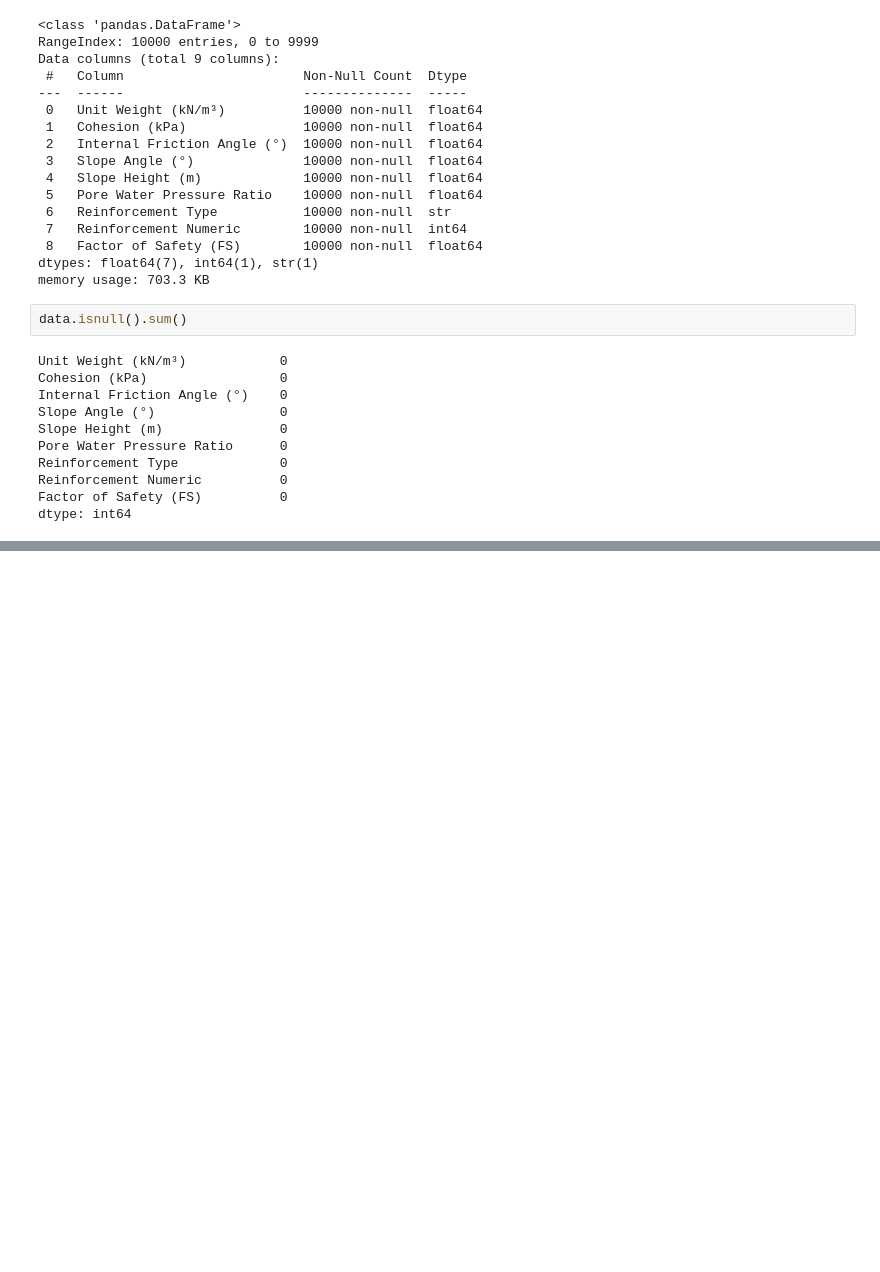
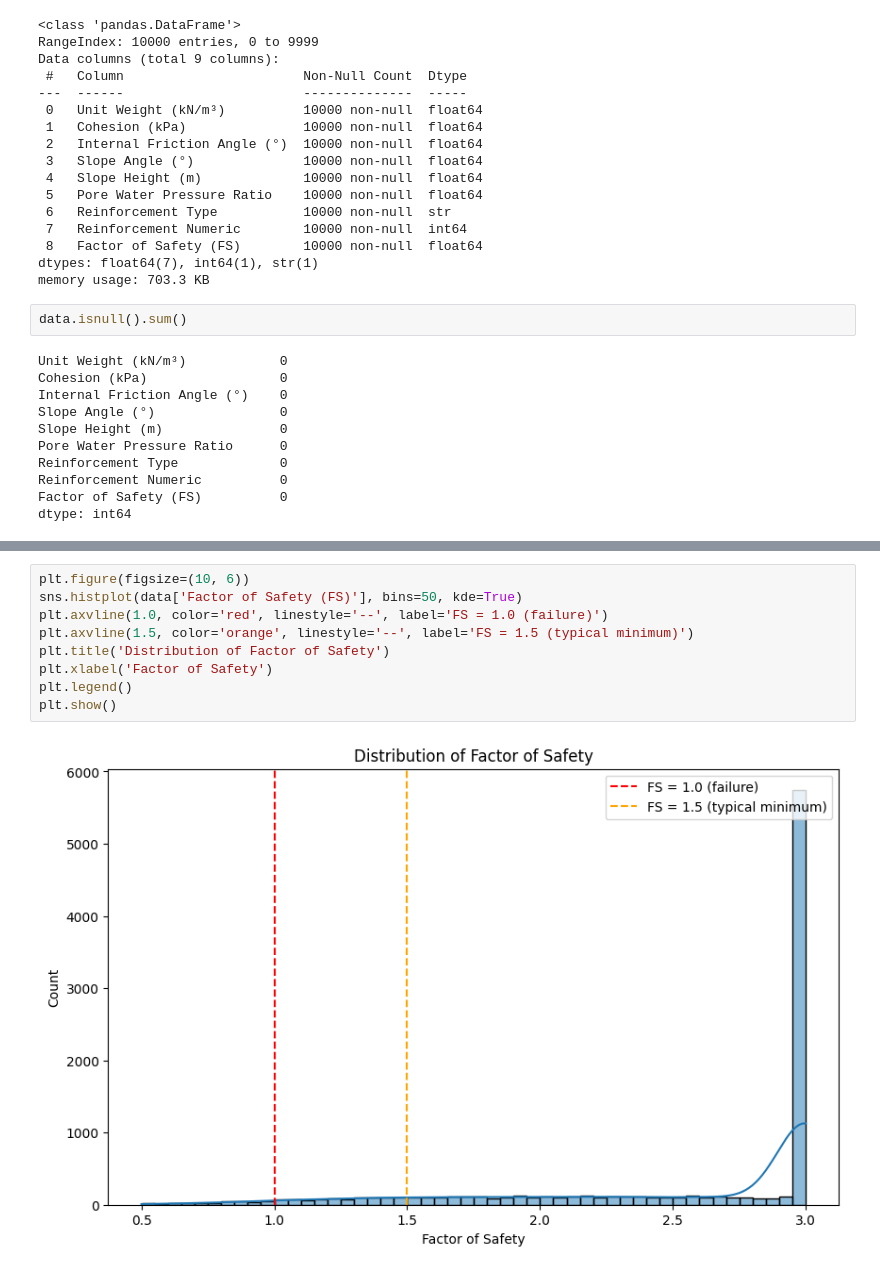
Before and after one commit to Yashar7800/Slope-Stability-Prediction, a Jupyter notebook: research/02_data_preprocessing.ipynb, the cells around one changed output, grey strips where cells are left out. Cells and saved outputs as stored; diff of their text form; blank space fills up the shorter version.

```diff
--- a/research/02_data_preprocessing.ipynb
+++ b/research/02_data_preprocessing.ipynb
@@ -88,0 +175,11 @@ dtype: int64
+# %%
+plt.figure(figsize=(10, 6))
+sns.histplot(data['Factor of Safety (FS)'], bins=50, kde=True)
+plt.axvline(1.0, color='red', linestyle='--', label='FS = 1.0 (failure)')
+plt.axvline(1.5, color='orange', linestyle='--', label='FS = 1.5 (typical minimum)')
+plt.title('Distribution of Factor of Safety')
+plt.xlabel('Factor of Safety')
+plt.legend()
+plt.show()
+# %% [output]
+[figure, added]
```
Also changed, not shown: parts of 12 cells of this notebook, 16 other files.
